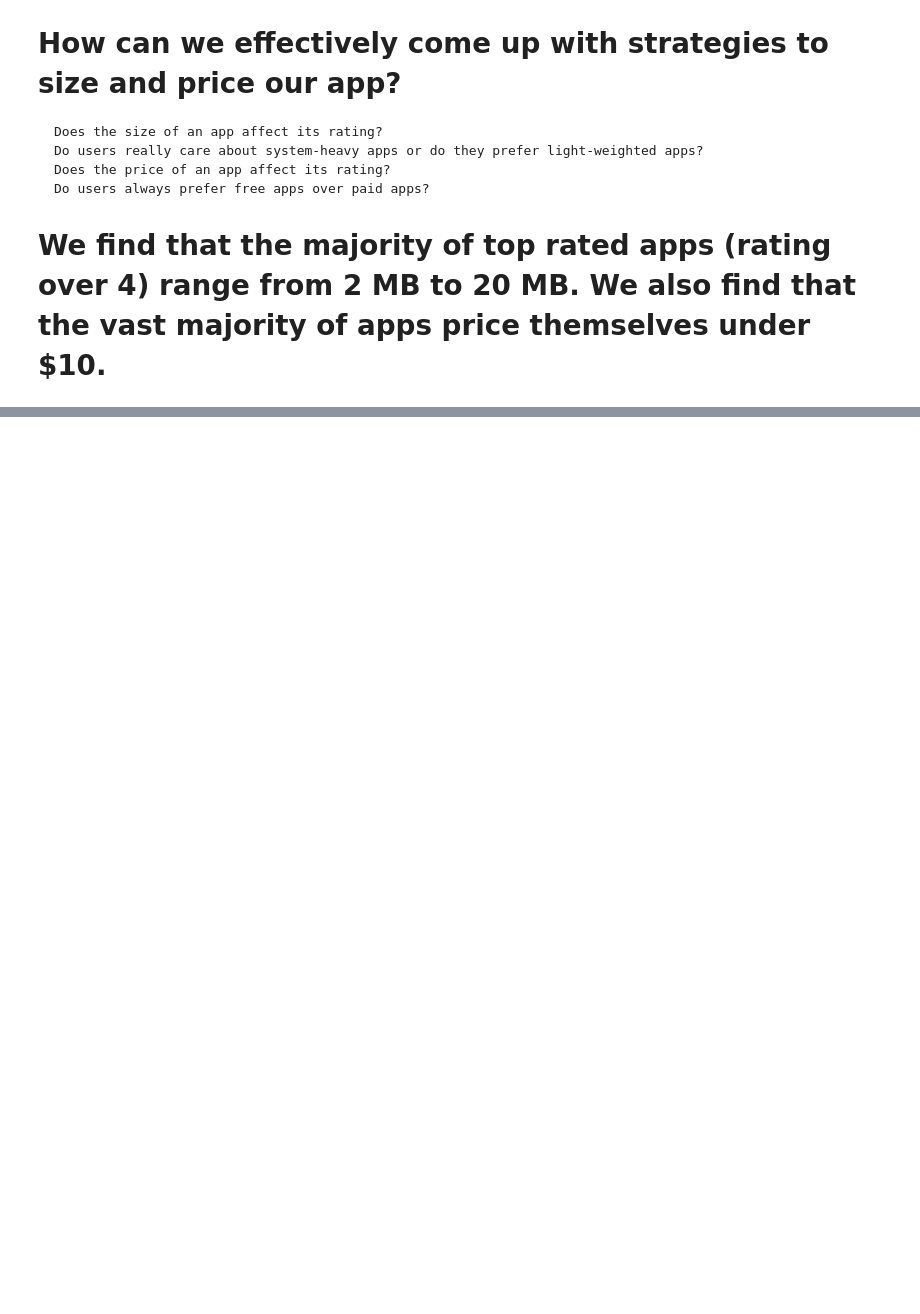
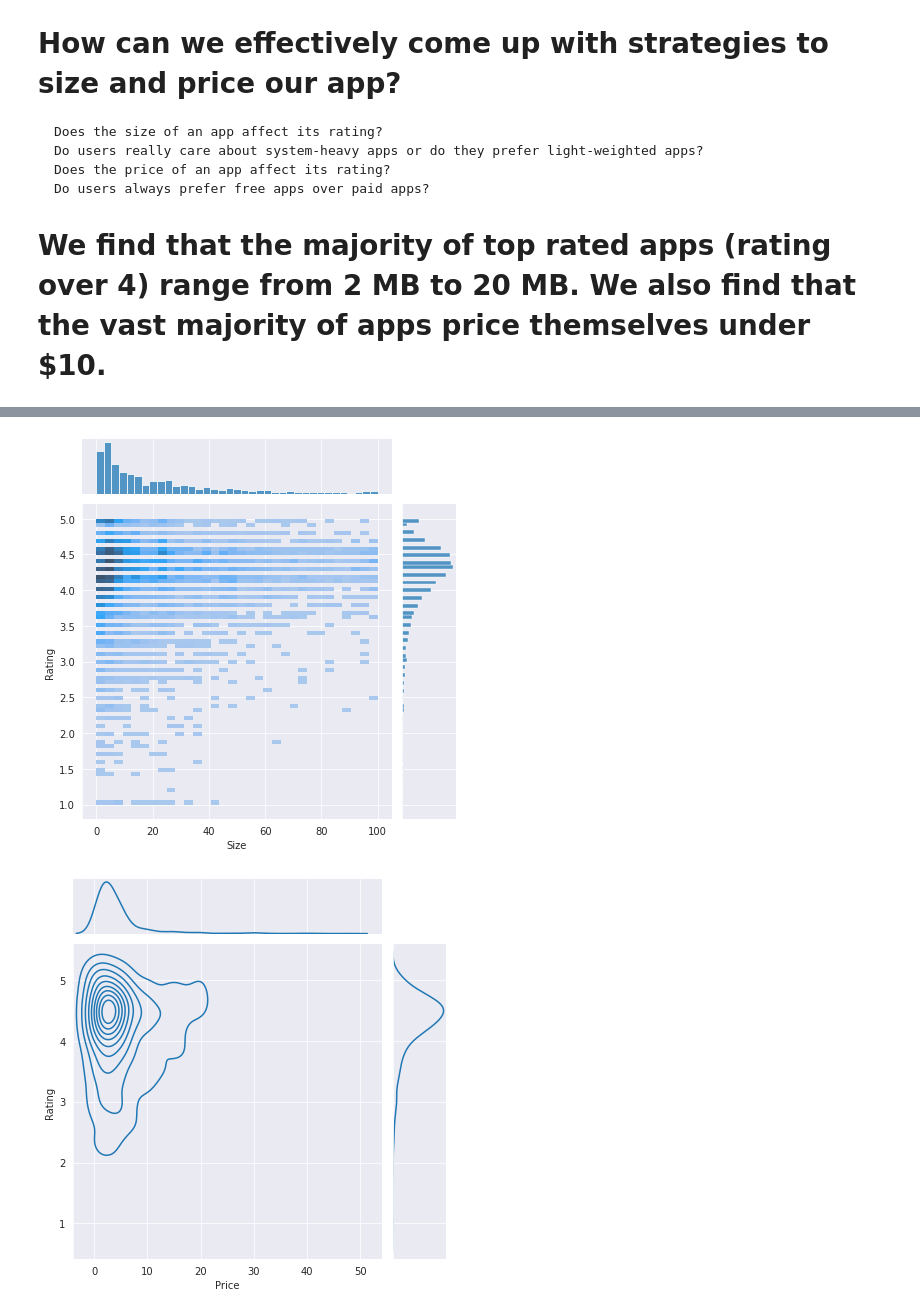
Before and after one commit to johnhhu2020/DataCamp-Data-Scientist-with-Python-Track, a Jupyter notebook: The Android App Market on Google Play.ipynb, the cells around one changed output, grey strips where cells are left out. Drawn from its saved outputs; the diff is of its cells as text; code cells hidden in the pictures; blank space fills up the shorter version.

```diff
--- a/The Android App Market on Google Play.ipynb
+++ b/The Android App Market on Google Play.ipynb
@@ -418,3 +501,34 @@ See the caveats in the documentation: https://pandas.pydata.org/pandas-docs/stab
+# %%
+%matplotlib inline
+# So we dont need to use plt.show() to display the plots
+
+import seaborn as sns
+
+
+sns.set_style("darkgrid")
+
+
+
+# Subset for categories with at least 250 apps
+large_categories = apps.groupby(apps['Category']).filter(lambda x: len(x) >= 250).copy().reset_index()
+
+
+# Plot size vs. rating
+plt1 = sns.jointplot(x = large_categories['Size'], y = large_categories['Rating'], kind = 'hist')
+#####################################################################################################################
+
+
+
+
+# Subset out apps whose type is 'Paid'
+paid_apps = apps[(apps['Type'] == 'Paid') & (apps['Price']<50)].copy()
+
+
+# Plot price vs. rating
+plt2 = sns.jointplot(x = paid_apps['Price'], y = paid_apps['Rating'], kind='kde')
+# %% [output]
+[figure, added]
+[figure, added]
 # %% [markdown]
 ## 6. Relation between app category and app price
 
```
Also changed, not shown: parts of 8 cells of this notebook.
